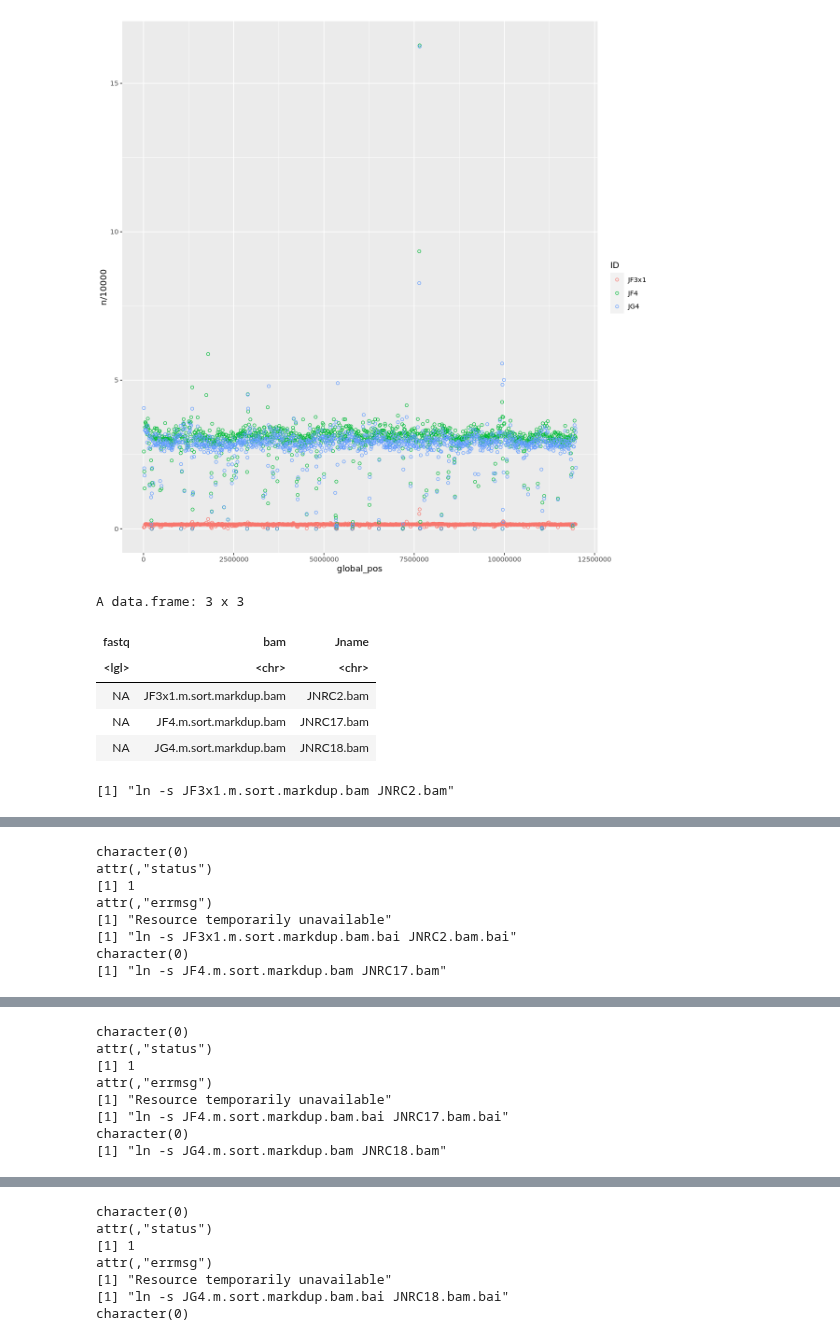
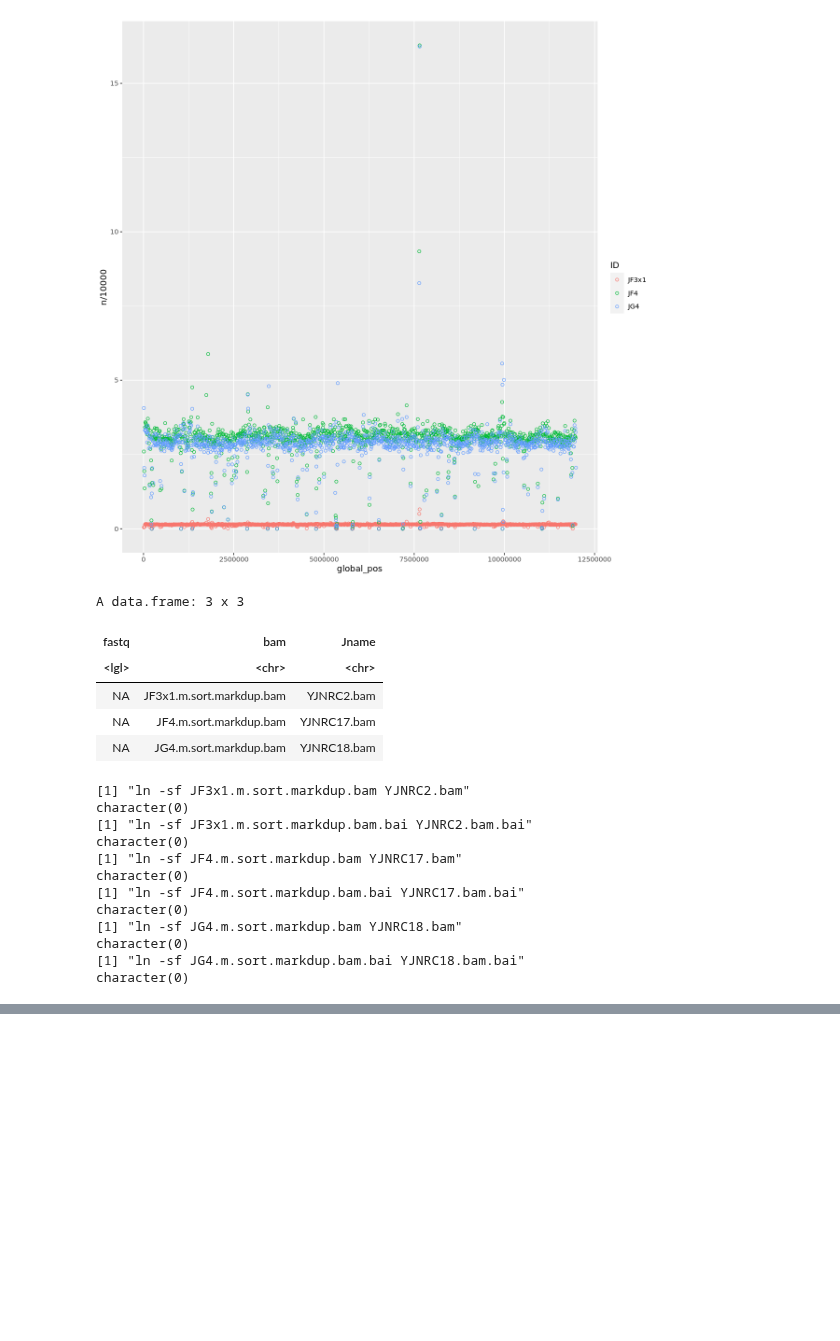
Before and after one commit to jnrunge/TRD, a Jupyter notebook: 01_Mapping/01_Mapping.ipynb, the cells around one changed output, grey strips where cells are left out. Cells and saved outputs as stored; diff of their text form; code cells hidden in the pictures; blank space fills up the shorter version.

```diff
--- a/01_Mapping/01_Mapping.ipynb
+++ b/01_Mapping/01_Mapping.ipynb
@@ -179,25 +189,36 @@ Warning message:
 # %%
 # finally, rename BAMs
 # need to add sequencing names to Crosses.xlsx
 # for the moment:
 
 renaming=data.frame(fastq=NA,bam=basename(bam_files),Jname=NA)
-renaming$Jname=c("JNRC2.bam","JNRC17.bam","JNRC18.bam")
+renaming$Jname=c("YJNRC2.bam","YJNRC17.bam","YJNRC18.bam")
 renaming
 setwd(dirname(bam_files[1]))
 for(i in 1:nrow(renaming)){
-    cmd=paste0("ln -s ",renaming$bam[i]," ",renaming$Jname[i])
+    cmd=paste0("ln -sf ",renaming$bam[i]," ",renaming$Jname[i])
     print(cmd)
     print(system(command=cmd,intern=TRUE))
-    cmd=paste0("ln -s ",renaming$bam[i],".bai ",renaming$Jname[i],".bai")
+    cmd=paste0("ln -sf ",renaming$bam[i],".bai ",renaming$Jname[i],".bai")
     print(cmd)
     print(system(command=cmd,intern=TRUE))
 }
 # %% [output]
 A data.frame: 3 x 3
 | fastq | bam | Jname |
 | <lgl> | <chr> | <chr> |
-| NA | JF3x1.m.sort.markdup.bam | JNRC2.bam |
-| NA | JF4.m.sort.markdup.bam | JNRC17.bam |
-| NA | JG4.m.sort.markdup.bam | JNRC18.bam |
+| NA | JF3x1.m.sort.markdup.bam | YJNRC2.bam |
+| NA | JF4.m.sort.markdup.bam | YJNRC17.bam |
+| NA | JG4.m.sort.markdup.bam | YJNRC18.bam |
-[1] "ln -s JF3x1.m.sort.markdup.bam JNRC2.bam"
+[1] "ln -sf JF3x1.m.sort.markdup.bam YJNRC2.bam"
+character(0)
+[1] "ln -sf JF3x1.m.sort.markdup.bam.bai YJNRC2.bam.bai"
+character(0)
+[1] "ln -sf JF4.m.sort.markdup.bam YJNRC17.bam"
+character(0)
+[1] "ln -sf JF4.m.sort.markdup.bam.bai YJNRC17.bam.bai"
+character(0)
+[1] "ln -sf JG4.m.sort.markdup.bam YJNRC18.bam"
+character(0)
+[1] "ln -sf JG4.m.sort.markdup.bam.bai YJNRC18.bam.bai"
+character(0)
@@ -206,8 +224,0 @@ Warning message in system(command = cmd, intern = TRUE):
-character(0)
-attr(,"status")
-[1] 1
-attr(,"errmsg")
-[1] "Resource temporarily unavailable"
-[1] "ln -s JF3x1.m.sort.markdup.bam.bai JNRC2.bam.bai"
-character(0)
-[1] "ln -s JF4.m.sort.markdup.bam JNRC17.bam"
@@ -216,8 +224,0 @@ Warning message in system(command = cmd, intern = TRUE):
-character(0)
-attr(,"status")
-[1] 1
-attr(,"errmsg")
-[1] "Resource temporarily unavailable"
-[1] "ln -s JF4.m.sort.markdup.bam.bai JNRC17.bam.bai"
-character(0)
-[1] "ln -s JG4.m.sort.markdup.bam JNRC18.bam"
@@ -226,7 +224,0 @@ Warning message in system(command = cmd, intern = TRUE):
-character(0)
-attr(,"status")
-[1] 1
-attr(,"errmsg")
-[1] "Resource temporarily unavailable"
-[1] "ln -s JG4.m.sort.markdup.bam.bai JNRC18.bam.bai"
-character(0)
```
Also changed, not shown: parts of 8 cells of this notebook, 4 other files.
